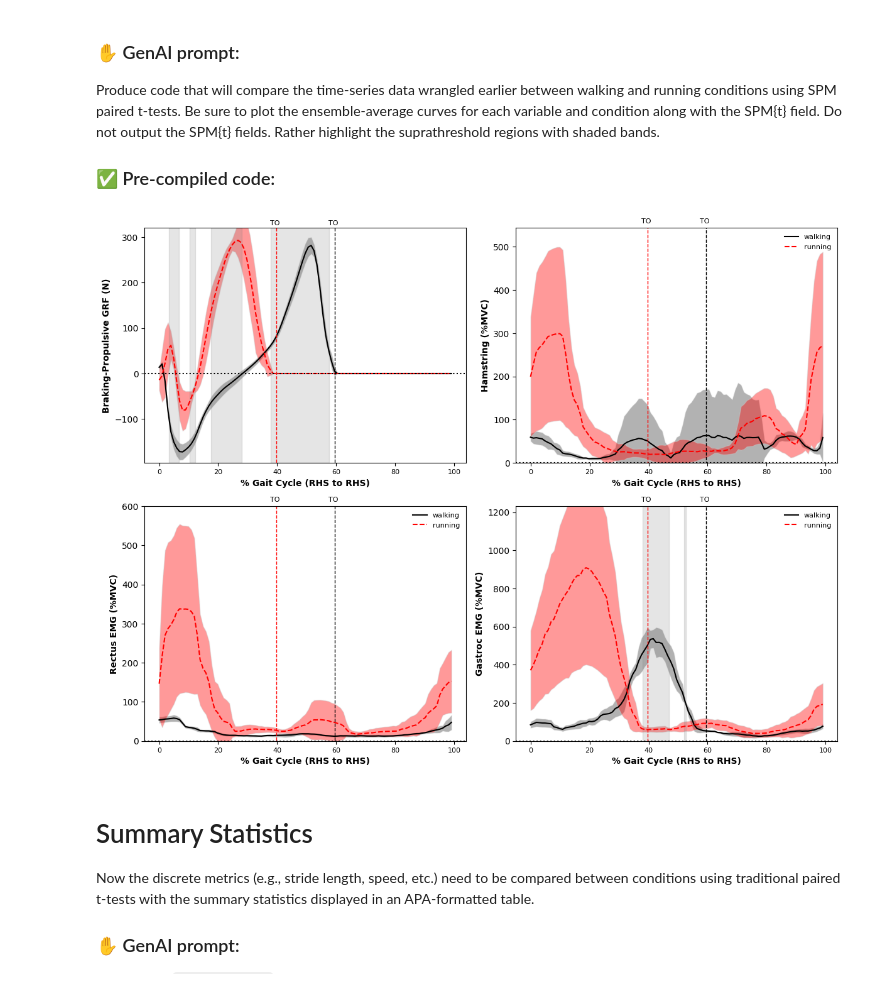
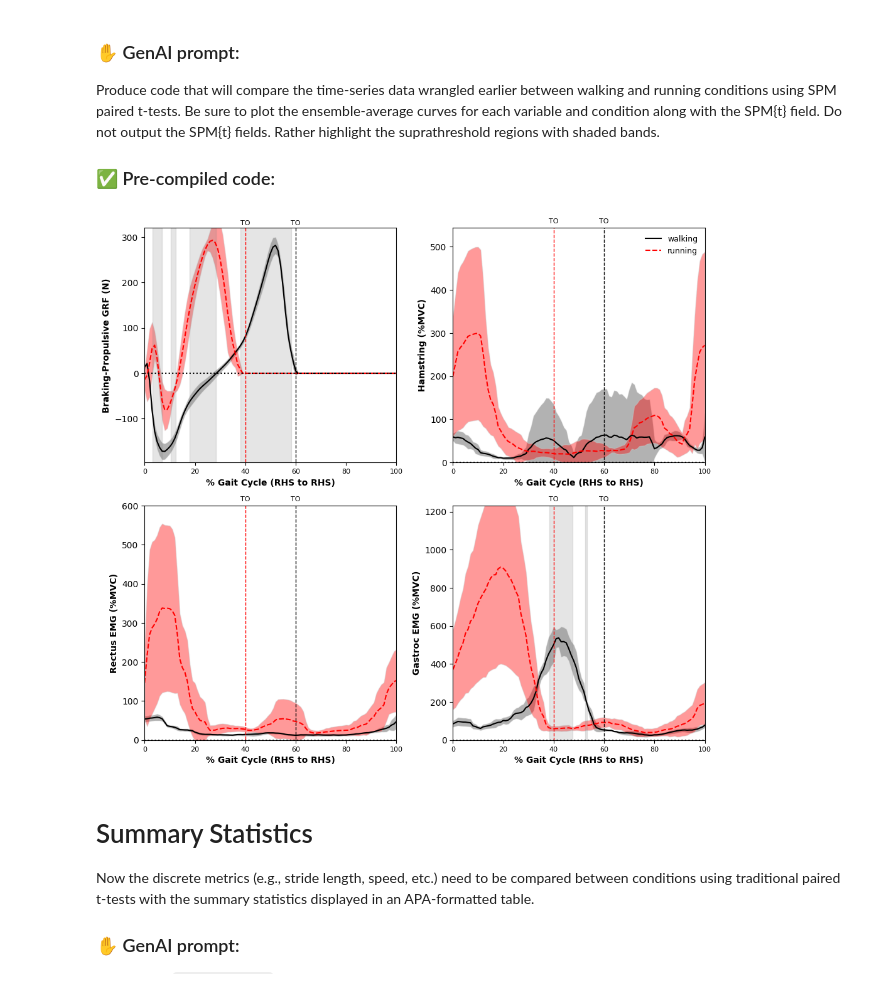
Before and after one commit to plnu-biomechanics/kin6015, a Jupyter notebook: notebooks/kin6015_lab4.ipynb, the cells around one changed output. Cells and saved outputs as stored; diff of their text form; code cells hidden in the pictures.

```diff
--- a/notebooks/kin6015_lab4.ipynb
+++ b/notebooks/kin6015_lab4.ipynb
@@ -454,21 +454,21 @@ def plot_spm(ax, Y1, Y2, label_Y1, label_Y2, x_label, y_label, y_limits, units,
     x_ticks = (percentages / 100) * total_frames  # Normalize frame numbers
     ypos = y_limits[1] + y_limits[1]*.02          # event labels
     ax.set_xticklabels(percentages.astype(int), fontsize=8)  # Set labels as integers (0, 10%, ..., 100%)
-    ax.set_xticks(x_ticks)
+    # ax.set_xticks(x_ticks)
     ax.vlines(x=40, ymin=y_limits[0]-100, ymax=y_limits[1]+100, color='r', linestyle='--', lw=1)
     ax.text(38, ypos, 'TO', fontsize=8)
     ax.vlines(x=60, ymin=y_limits[0]-100, ymax=y_limits[1]+100, color='k', linestyle='--', lw=1)
     ax.text(58, ypos, 'TO', fontsize=8)
     ax.set_xlabel(x_label, fontsize=10, fontweight='bold')
     ax.set_ylabel(y_label, fontsize=10, fontweight='bold') if y_label else ax.set_ylabel("")
-
+    ax.set_xlim(0, 100)
     ax.set_ylim(y_limits)
 
     if show_legend:
-      ax.legend(fontsize=8, loc='upper right', frameon=False)
+      ax.legend(fontsize=9, loc='upper right', frameon=False)
 
 # Combine both SPM plots (no SPM{t} fields)
-pyplot.figure( figsize=(12, 9) ) # Adjusted figsize for a 4 plot grid
+pyplot.figure( figsize=(10, 9) ) # Adjusted figsize for a 4 plot grid
 
 # =============================================================================
 # Braking-Propulsive GRF
@@ -607,7 +607,7 @@ plot_spm(
     units=units,
     color_Y1='k',
     color_Y2='r',
-    show_legend=True
+    show_legend=False
 )
 
 # =============================================================================
@@ -633,32 +633,32 @@ if len(all_data_for_y_limits) > 0:
     min_val = np.min(all_data_for_y_limits)
     max_val = np.max(all_data_for_y_limits)
     if min_val > 0:
         min_val = 0
 else: # If all data is NaN after concatenation and filtering
     min_val = -1.0 # Default to some reasonable range if all data is NaN
     max_val = 1.0
 
 # min_val = 0 # Removed hardcoded limits
 # max_val = 1000 # Removed hardcoded limits
 y_limits = [min_val, max_val] # Use dynamically calculated limits
 
 # Subplot 4
 ax4 = pyplot.subplot(2, 2, 4) # Changed to 2 rows, 2 columns, position 1, now ax4
 plot_spm(
     ax4, YA, YB,
     label_Y1="walking",
     label_Y2="running",
     x_label = xlabel,
     y_label=f'{ylabel} ({units})',
     y_limits=y_limits,
     units=units,
     color_Y1='k',
     color_Y2='r',
-    show_legend=True
+    show_legend=False
 )
 
 ### plot SPM results:
 pyplot.tight_layout()
 pyplot.show()
 # %% [output]
-[figure, old version]
+[figure, new version]
```
Also changed, not shown: parts of 3 cells of this notebook.
